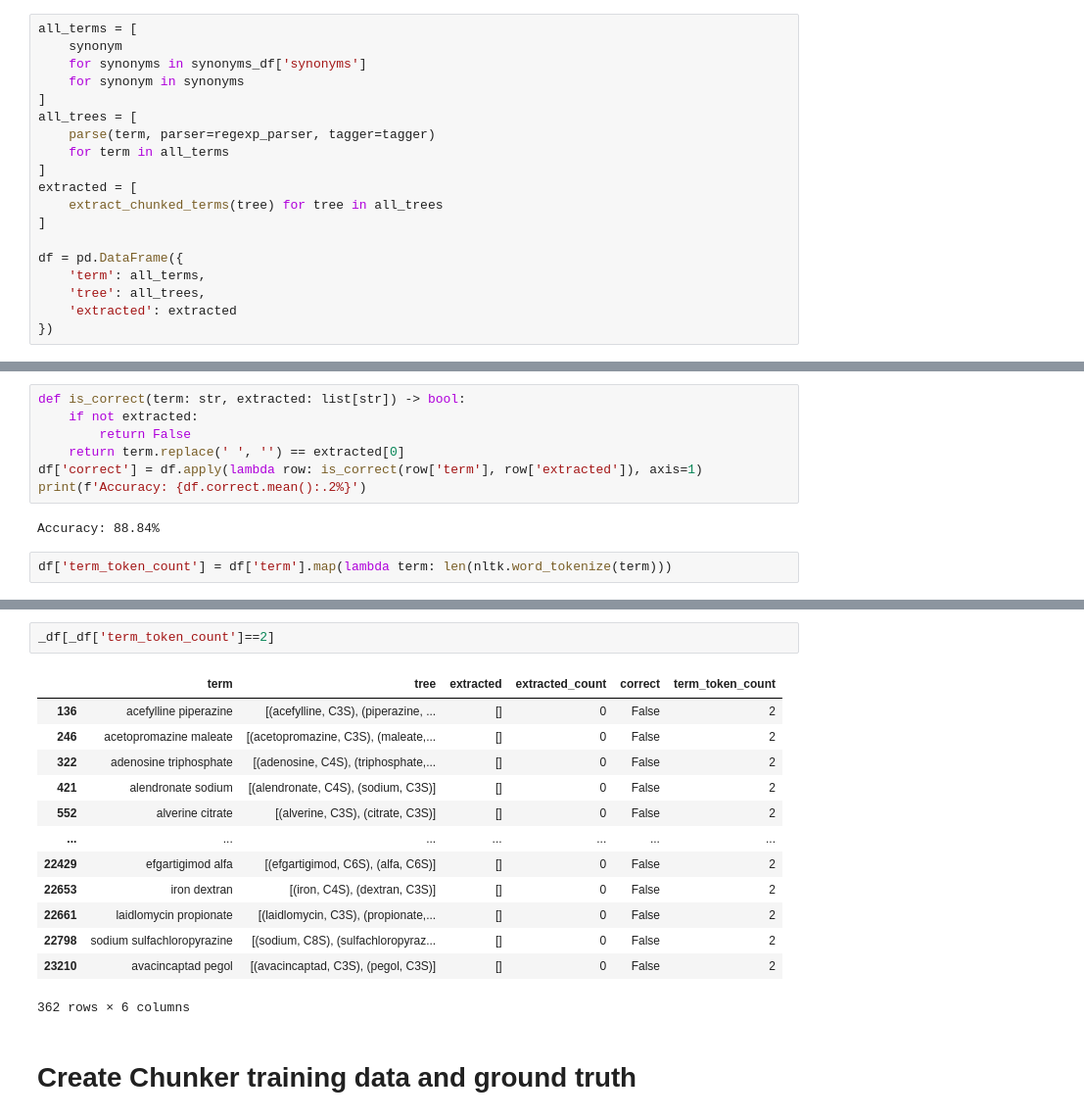
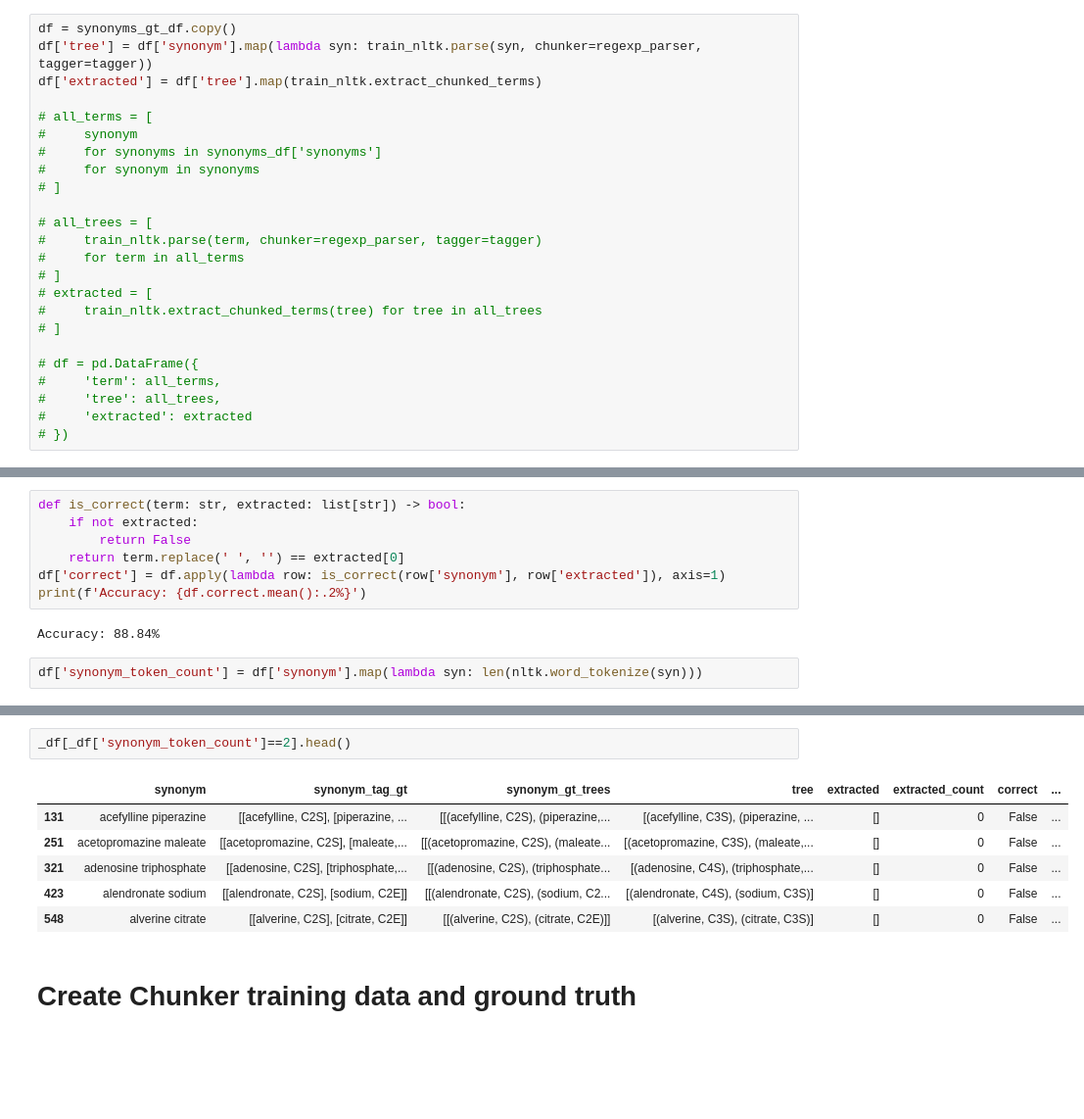
Before and after one commit to DemosthenesCh/entity_extraction, a Jupyter notebook: notebooks/extract_entities_nltk.ipynb, the cells around one changed output, grey strips where cells are left out. Shown: that part at 98% size. Cells and saved outputs as stored; diff of their text form; blank space fills up the shorter version.

Commit message:
Expand preprocessing script and move some of the NLTK code to src/models/train_nltk.py.

```diff
--- a/notebooks/extract_entities_nltk.ipynb
+++ b/notebooks/extract_entities_nltk.ipynb
@@ -234,20 +143,25 @@ NP: {<C1E>}
 {<C\dS>{18}<C19E>}
 # %%
-all_terms = [
-    synonym
-    for synonyms in synonyms_df['synonyms']
-    for synonym in synonyms
-]
-all_trees = [
-    parse(term, parser=regexp_parser, tagger=tagger)
-    for term in all_terms
-]
-extracted = [
-    extract_chunked_terms(tree) for tree in all_trees
-]
+df = synonyms_gt_df.copy()
+df['tree'] = df['synonym'].map(lambda syn: train_nltk.parse(syn, chunker=regexp_parser, tagger=tagger))
+df['extracted'] = df['tree'].map(train_nltk.extract_chunked_terms)
 
-df = pd.DataFrame({
-    'term': all_terms,
-    'tree': all_trees,
-    'extracted': extracted
-})
+# all_terms = [
+#     synonym
+#     for synonyms in synonyms_df['synonyms']
+#     for synonym in synonyms
+# ]
+
+# all_trees = [
+#     train_nltk.parse(term, chunker=regexp_parser, tagger=tagger)
+#     for term in all_terms
+# ]
+# extracted = [
+#     train_nltk.extract_chunked_terms(tree) for tree in all_trees
+# ]
+
+# df = pd.DataFrame({
+#     'term': all_terms,
+#     'tree': all_trees,
+#     'extracted': extracted
+# })
@@ -278,10 +227,10 @@ def is_correct(term: str, extracted: list[str]) -> bool:
     if not extracted:
         return False
     return term.replace(' ', '') == extracted[0]
-df['correct'] = df.apply(lambda row: is_correct(row['term'], row['extracted']), axis=1)
+df['correct'] = df.apply(lambda row: is_correct(row['synonym'], row['extracted']), axis=1)
 print(f'Accuracy: {df.correct.mean():.2%}')
 # %% [output]
 Accuracy: 88.84%
 # %%
-df['term_token_count'] = df['term'].map(lambda term: len(nltk.word_tokenize(term)))
+df['synonym_token_count'] = df['synonym'].map(lambda syn: len(nltk.word_tokenize(syn)))
 # %%
@@ -315,18 +264,11 @@ _df
 # %%
-_df[_df['term_token_count']==2]
+_df[_df['synonym_token_count']==2].head()
 # %% [output]
-|  | term | tree | extracted | extracted_count | correct | term_token_count |
-| 136 | acefylline piperazine | [(acefylline, C3S), (piperazine, ... | [] | 0 | False | 2 |
-| 246 | acetopromazine maleate | [(acetopromazine, C3S), (maleate,... | [] | 0 | False | 2 |
-| 322 | adenosine triphosphate | [(adenosine, C4S), (triphosphate,... | [] | 0 | False | 2 |
-| 421 | alendronate sodium | [(alendronate, C4S), (sodium, C3S)] | [] | 0 | False | 2 |
-| 552 | alverine citrate | [(alverine, C3S), (citrate, C3S)] | [] | 0 | False | 2 |
-| ... | ... | ... | ... | ... | ... | ... |
-| 22429 | efgartigimod alfa | [(efgartigimod, C6S), (alfa, C6S)] | [] | 0 | False | 2 |
-| 22653 | iron dextran | [(iron, C4S), (dextran, C3S)] | [] | 0 | False | 2 |
-| 22661 | laidlomycin propionate | [(laidlomycin, C3S), (propionate,... | [] | 0 | False | 2 |
-| 22798 | sodium sulfachloropyrazine | [(sodium, C8S), (sulfachloropyraz... | [] | 0 | False | 2 |
-| 23210 | avacincaptad pegol | [(avacincaptad, C3S), (pegol, C3S)] | [] | 0 | False | 2 |
+|  | synonym | synonym_tag_gt | synonym_gt_trees | tree | extracted | extracted_count | correct | ... |
+| 131 | acefylline piperazine | [[acefylline, C2S], [piperazine, ... | [[(acefylline, C2S), (piperazine,... | [(acefylline, C3S), (piperazine, ... | [] | 0 | False | ... |
+| 251 | acetopromazine maleate | [[acetopromazine, C2S], [maleate,... | [[(acetopromazine, C2S), (maleate... | [(acetopromazine, C3S), (maleate,... | [] | 0 | False | ... |
+| 321 | adenosine triphosphate | [[adenosine, C2S], [triphosphate,... | [[(adenosine, C2S), (triphosphate... | [(adenosine, C4S), (triphosphate,... | [] | 0 | False | ... |
+| 423 | alendronate sodium | [[alendronate, C2S], [sodium, C2E]] | [[(alendronate, C2S), (sodium, C2... | [(alendronate, C4S), (sodium, C3S)] | [] | 0 | False | ... |
+| 548 | alverine citrate | [[alverine, C2S], [citrate, C2E]] | [[(alverine, C2S), (citrate, C2E)]] | [(alverine, C3S), (citrate, C3S)] | [] | 0 | False | ... |
-362 rows × 6 columns
 # %% [markdown]
 # Create Chunker training data and ground truth
```
Also changed, not shown: parts of 44 cells of this notebook, 7 other files.
